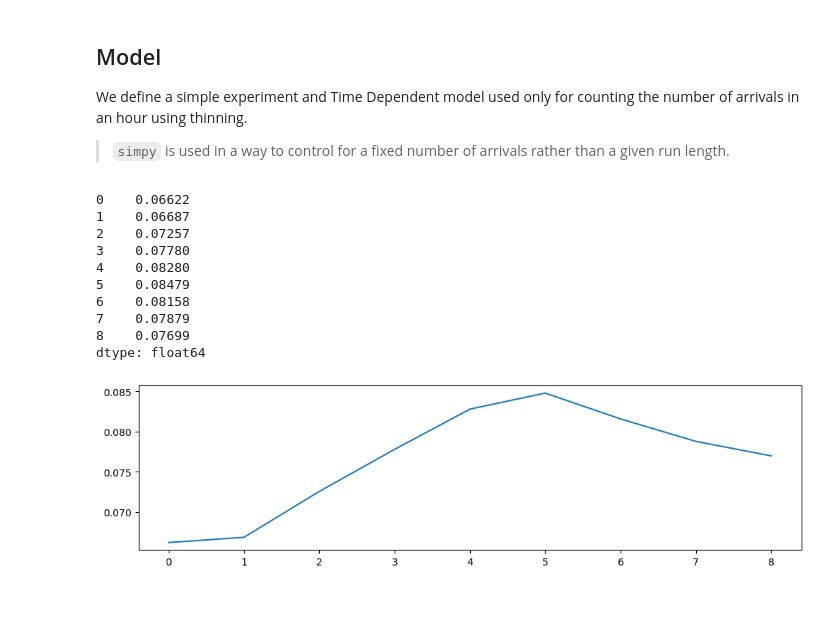
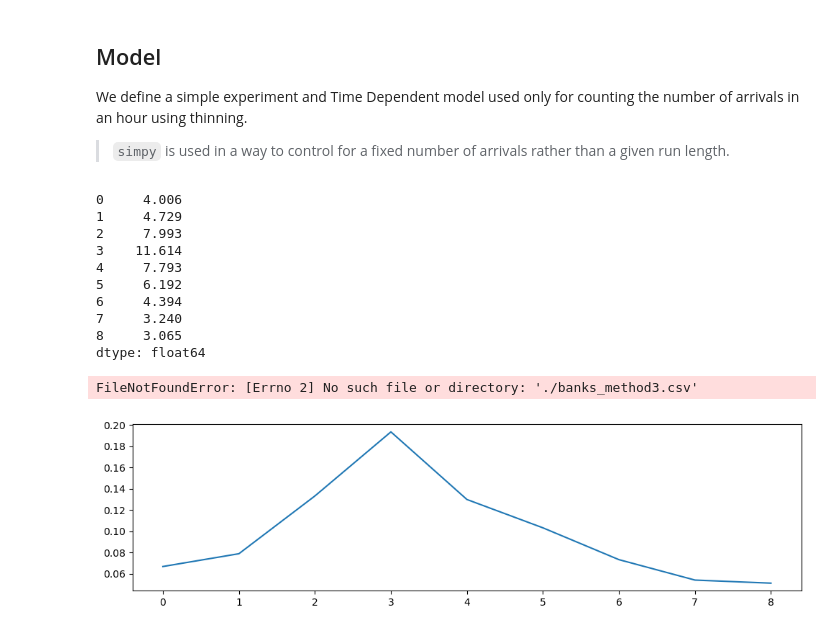
Before and after one commit to TomMonks/ccu_arrivals, a Jupyter notebook: notebooks/01_theory/02_thinning_banks.ipynb, the cells around one changed output. Drawn from its saved outputs; the diff is of its cells as text; code cells hidden in the pictures; blank space fills up the shorter version.

```diff
--- a/notebooks/01_theory/02_thinning_banks.ipynb
+++ b/notebooks/01_theory/02_thinning_banks.ipynb
@@ -59,7 +59,6 @@ The table below breaks an arrival process down into 60 minutes intervals.
 > **Interpretation**: In the table above the fastest arrival rate is 1/5 customers per minute or 5 minutes between customer arrivals.
 # %%
 banks_arrival_profile = load_banks_et_al_nspp()
-banks_arrival_profile['mean_iat'] = 60.0 / banks_arrival_profile['arrival_rate']
 banks_arrival_profile
 # %% [output]
 |  | t | mean_iat | arrival_rate |
@@ -160,28 +159,32 @@ def multiple_replications(experiment, run_length=540, n_reps=5):
 # %%
 # create experiment and parameterise model
 experiment = Experiment(banks_arrival_profile)
-results = multiple_replications(experiment, run_length=540, n_reps=100_000)
+results = multiple_replications(experiment, run_length=540, n_reps=1000)
 
 results.mean(axis=0)
 # %% [output]
-0    0.06622
-1    0.06687
-2    0.07257
-3    0.07780
-4    0.08280
-5    0.08479
-6    0.08158
-7    0.07879
-8    0.07699
+0     4.006
+1     4.729
+2     7.993
+3    11.614
+4     7.793
+5     6.192
+6     4.394
+7     3.240
+8     3.065
 dtype: float64
 # %%
-hour_means = results.mean(axis=0)
+hour_means = results.mean(axis=0) / 60.0
 
 # visualise
 fig = plt.figure(figsize=(12,3))
 ax = fig.add_subplot()
 
 # plot in this case returns a 2D line plot object
 _ = ax.plot(hour_means)
+
+# read in mthod 3
+_ = ax.plot(pd.read_csv("./banks_method3.csv"))
 # %% [output]
+FileNotFoundError: [Errno 2] No such file or directory: './banks_method3.csv'
-[figure, old version]
+[figure, new version]
```
Also changed, not shown: parts of 1 cell of this notebook, 2 other files.
